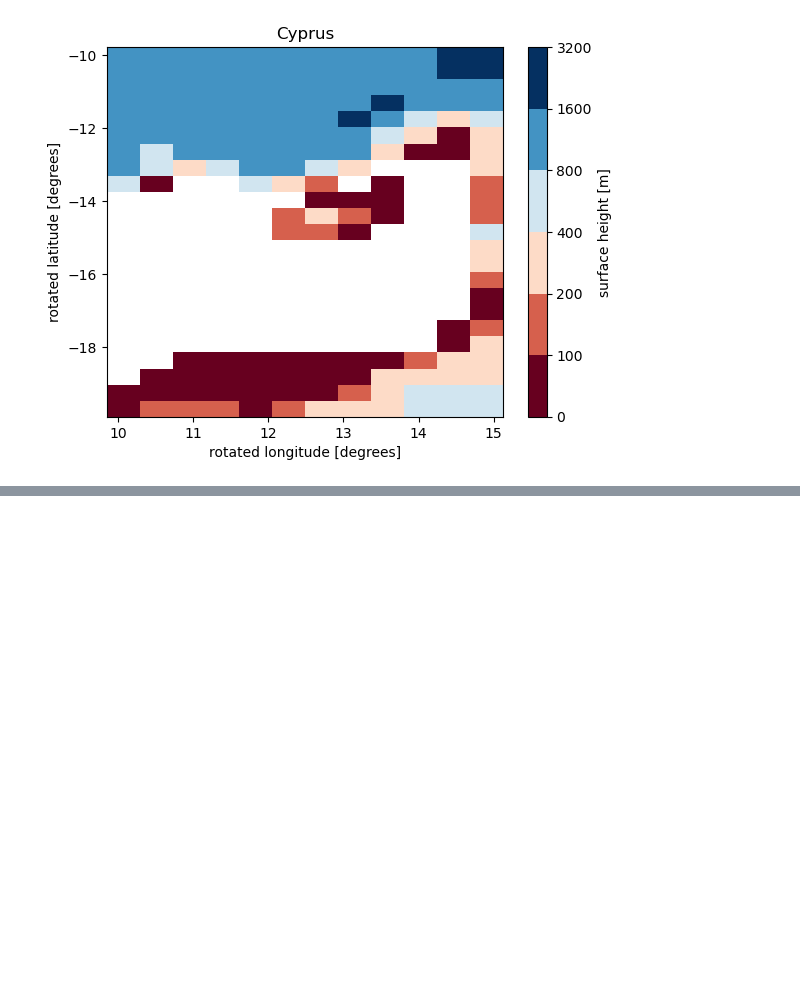
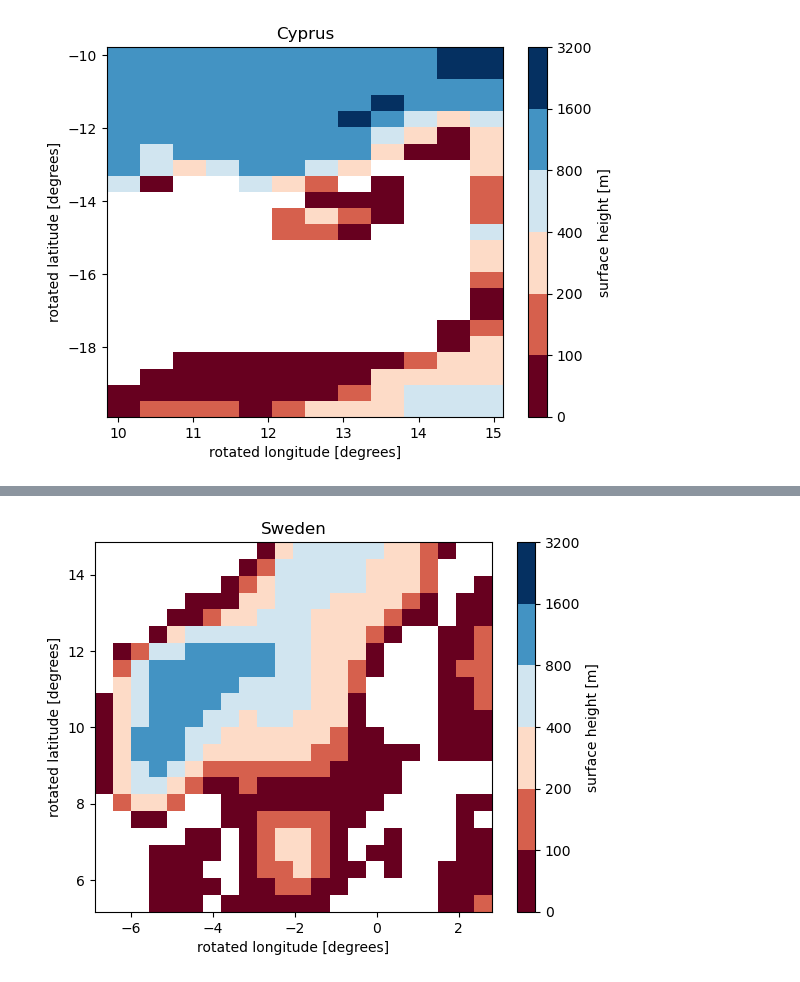
Before and after one commit to jwohland/lucas_3dwinds, a Jupyter notebook: notebooks/10_casestudy_definitions.ipynb, the cells around one changed output, grey strips where cells are left out. Cells and saved outputs as stored; diff of their text form; code cells hidden in the pictures; blank space fills up the shorter version.

```diff
--- a/notebooks/10_casestudy_definitions.ipynb
+++ b/notebooks/10_casestudy_definitions.ipynb
@@ -38,0 +89,4 @@ plot_section(-20, -10, 10, 15, title="Cyprus")
+# %%
+plot_section(5,15,-7, 3, title="Sweden", name="Sweden")
+# %% [output]
+[figure, added]
```
Also changed, not shown: parts of 6 cells of this notebook, 1 other file.
